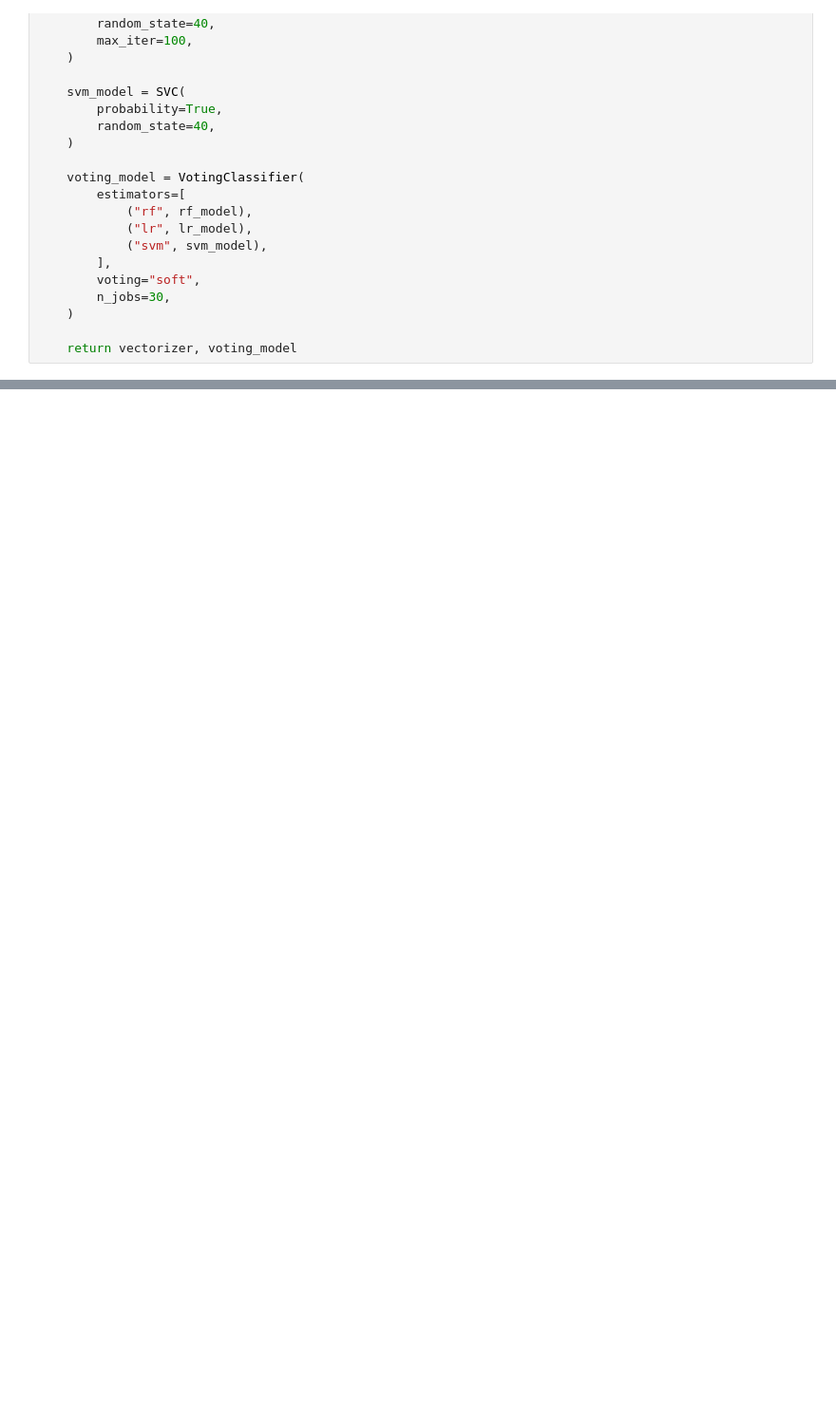
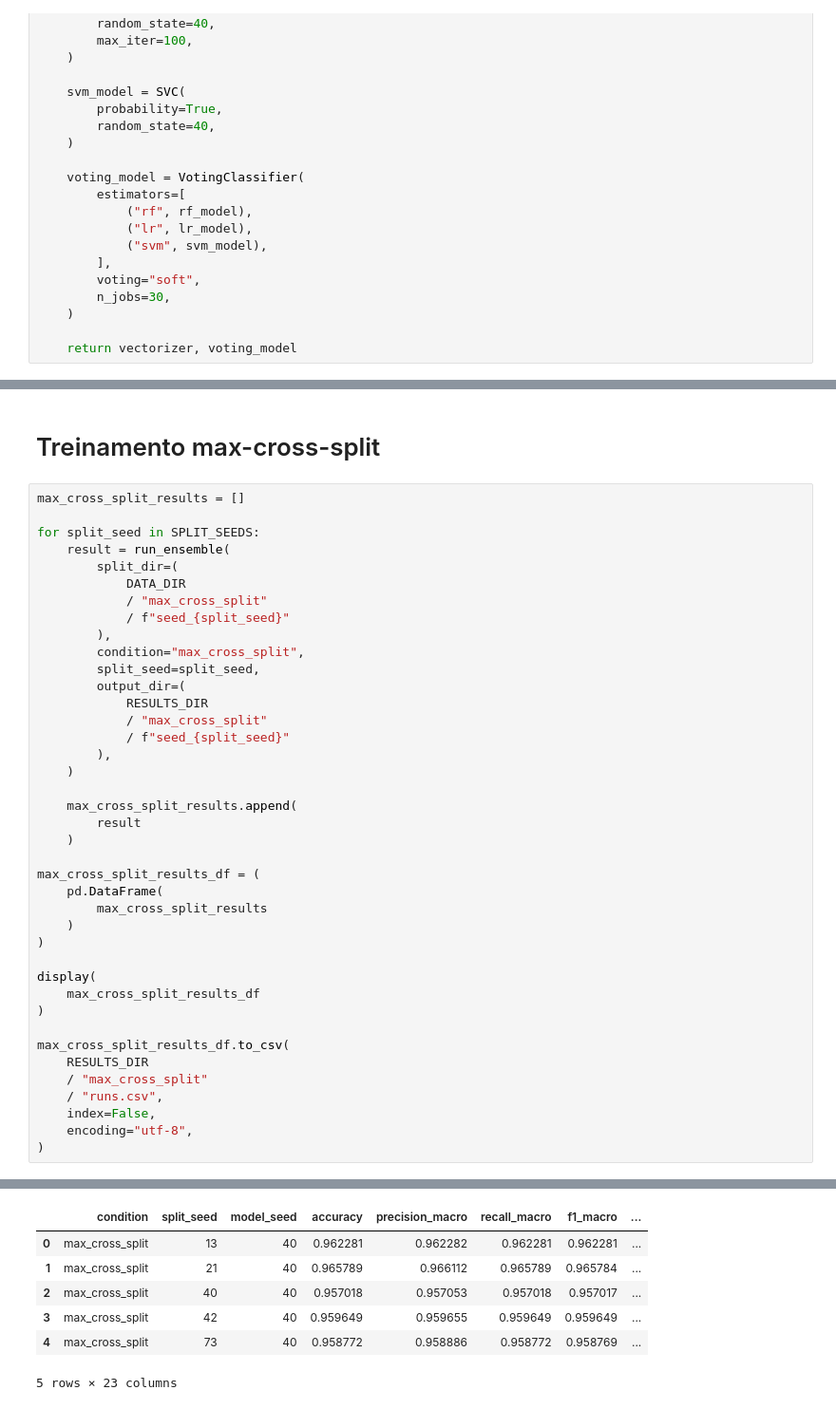
Before and after one commit to avelando/pun-detection-split-analysis, a Jupyter notebook: src/models/train_ensemble.ipynb, the cells around one changed output, grey strips where cells are left out. Shown at 95% size. Cells and saved outputs as stored; diff of their text form; blank space fills up the shorter version.

```diff
--- a/src/models/train_ensemble.ipynb
+++ b/src/models/train_ensemble.ipynb
@@ -805,0 +1494,43 @@ else:
+# %% [markdown]
+# Treinamento max-cross-split
+# %%
+max_cross_split_results = []
+
+for split_seed in SPLIT_SEEDS:
+    result = run_ensemble(
+        split_dir=(
+            DATA_DIR
+            / "max_cross_split"
+            / f"seed_{split_seed}"
+        ),
+        condition="max_cross_split",
+        split_seed=split_seed,
+        output_dir=(
+            RESULTS_DIR
+            / "max_cross_split"
+            / f"seed_{split_seed}"
+        ),
+    )
+
+    max_cross_split_results.append(
+        result
+    )
+
+max_cross_split_results_df = (
+    pd.DataFrame(
+        max_cross_split_results
+    )
+)
+
+display(
+    max_cross_split_results_df
+)
+
+max_cross_split_results_df.to_csv(
+    RESULTS_DIR
+    / "max_cross_split"
+    / "runs.csv",
+    index=False,
+    encoding="utf-8",
+)
+# %% [output]
@@ -805,0 +1622,7 @@ else:
+|  | condition | split_seed | model_seed | accuracy | precision_macro | recall_macro | f1_macro | ... |
+| 0 | max_cross_split | 13 | 40 | 0.962281 | 0.962282 | 0.962281 | 0.962281 | ... |
+| 1 | max_cross_split | 21 | 40 | 0.965789 | 0.966112 | 0.965789 | 0.965784 | ... |
+| 2 | max_cross_split | 40 | 40 | 0.957018 | 0.957053 | 0.957018 | 0.957017 | ... |
+| 3 | max_cross_split | 42 | 40 | 0.959649 | 0.959655 | 0.959649 | 0.959649 | ... |
+| 4 | max_cross_split | 73 | 40 | 0.958772 | 0.958886 | 0.958772 | 0.958769 | ... |
+5 rows × 23 columns
```
Also changed, not shown: parts of 50 cells of this notebook, 1 other file.
